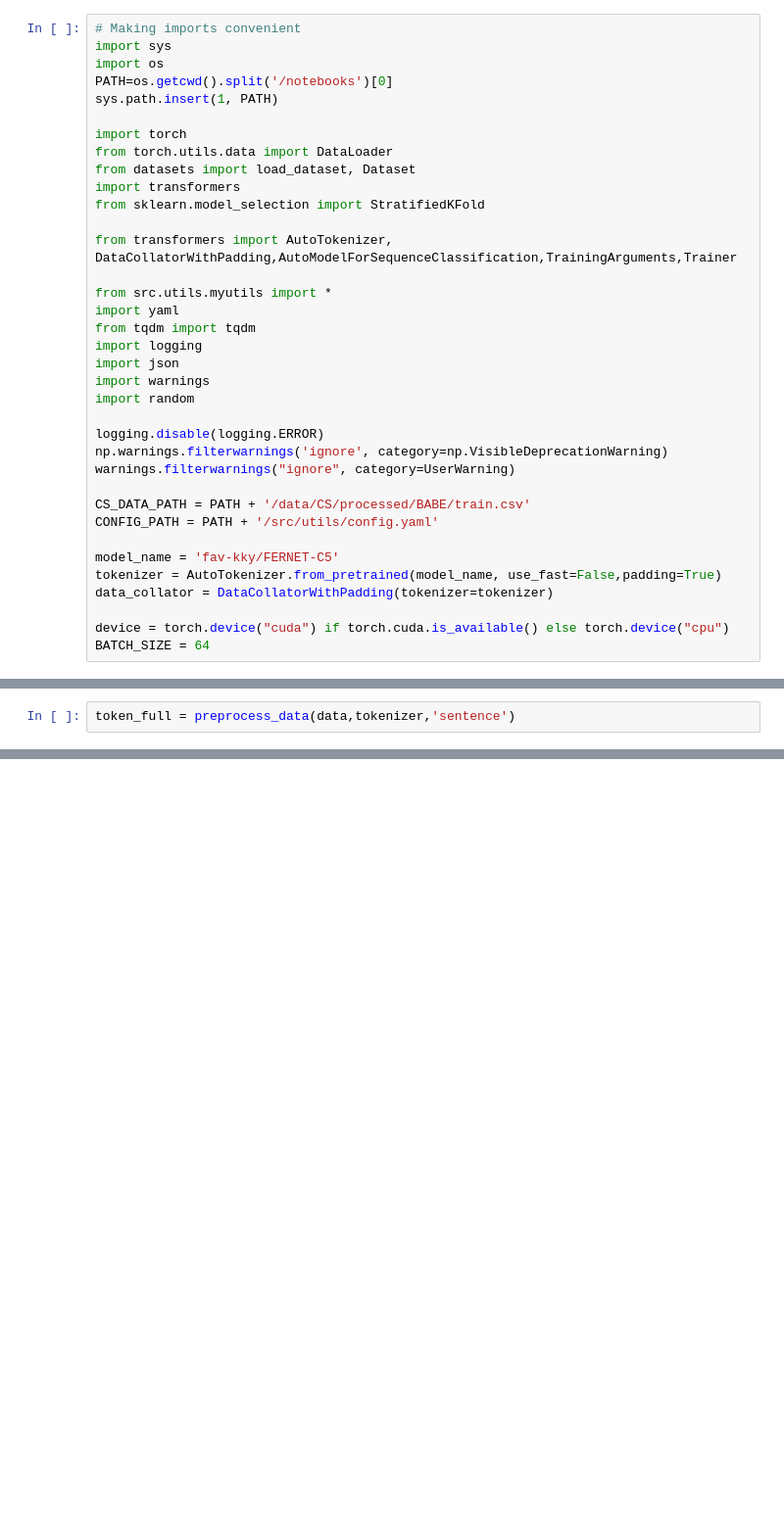
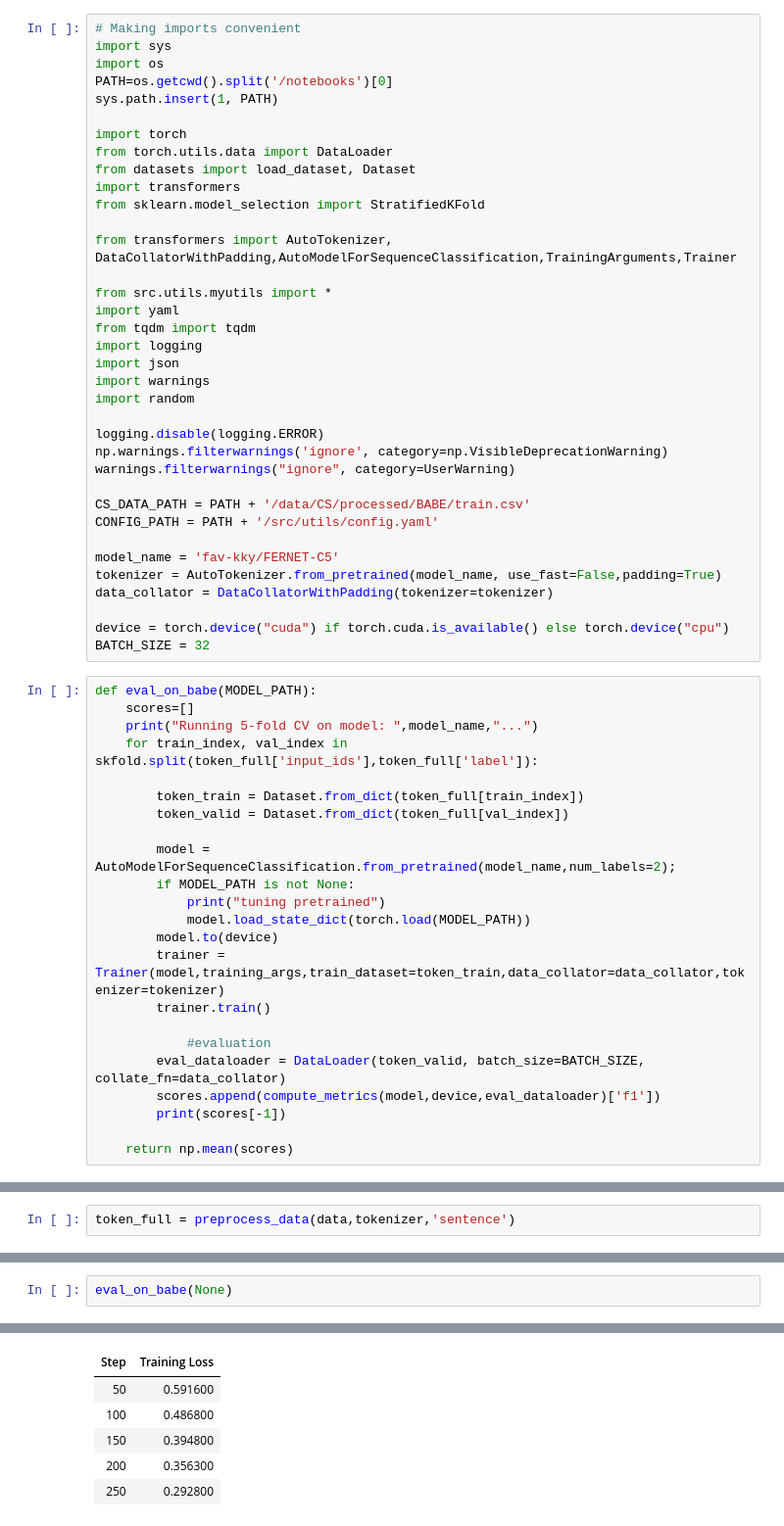
Before and after one commit to horychtom/czech-media-bias-detection, a Jupyter notebook: notebooks/media/whole_process/eval_pretrained.ipynb, the cells around one changed output, grey strips where cells are left out. Shown at 98% size. Cells and saved outputs as stored; diff of their text form; blank space fills up the shorter version.

```diff
--- a/notebooks/media/whole_process/eval_pretrained.ipynb
+++ b/notebooks/media/whole_process/eval_pretrained.ipynb
@@ -33,7 +33,30 @@ tokenizer = AutoTokenizer.from_pretrained(model_name, use_fast=False,padding=Tru
 data_collator = DataCollatorWithPadding(tokenizer=tokenizer)
 
 device = torch.device("cuda") if torch.cuda.is_available() else torch.device("cpu")
-BATCH_SIZE = 64
+BATCH_SIZE = 32
+# %%
+def eval_on_babe(MODEL_PATH):
+    scores=[]
+    print("Running 5-fold CV on model: ",model_name,"...")
+    for train_index, val_index in skfold.split(token_full['input_ids'],token_full['label']):
+
+        token_train = Dataset.from_dict(token_full[train_index])
+        token_valid = Dataset.from_dict(token_full[val_index])
+
+        model = AutoModelForSequenceClassification.from_pretrained(model_name,num_labels=2);
+        if MODEL_PATH is not None:
+            print("tuning pretrained")
+            model.load_state_dict(torch.load(MODEL_PATH))
+        model.to(device)
+        trainer = Trainer(model,training_args,train_dataset=token_train,data_collator=data_collator,tokenizer=tokenizer)
+        trainer.train()
+
+            #evaluation
+        eval_dataloader = DataLoader(token_valid, batch_size=BATCH_SIZE, collate_fn=data_collator)
+        scores.append(compute_metrics(model,device,eval_dataloader)['f1'])
+        print(scores[-1])
+
+    return np.mean(scores)
 # %%
 data = load_dataset('csv',data_files = CS_DATA_PATH)['train']
 with open(CONFIG_PATH) as f:
@@ -195,0 +86,3 @@ Running 5-fold CV on model:  fav-kky/FERNET-C5 ...
+# %%
+eval_on_babe(None)
+# %% [output]
@@ -195,0 +91,6 @@ Running 5-fold CV on model:  fav-kky/FERNET-C5 ...
+| Step | Training Loss |
+| 50 | 0.591600 |
+| 100 | 0.486800 |
+| 150 | 0.394800 |
+| 200 | 0.356300 |
+| 250 | 0.292800 |
```
Also changed, not shown: parts of 27 cells of this notebook, 3 other files.
